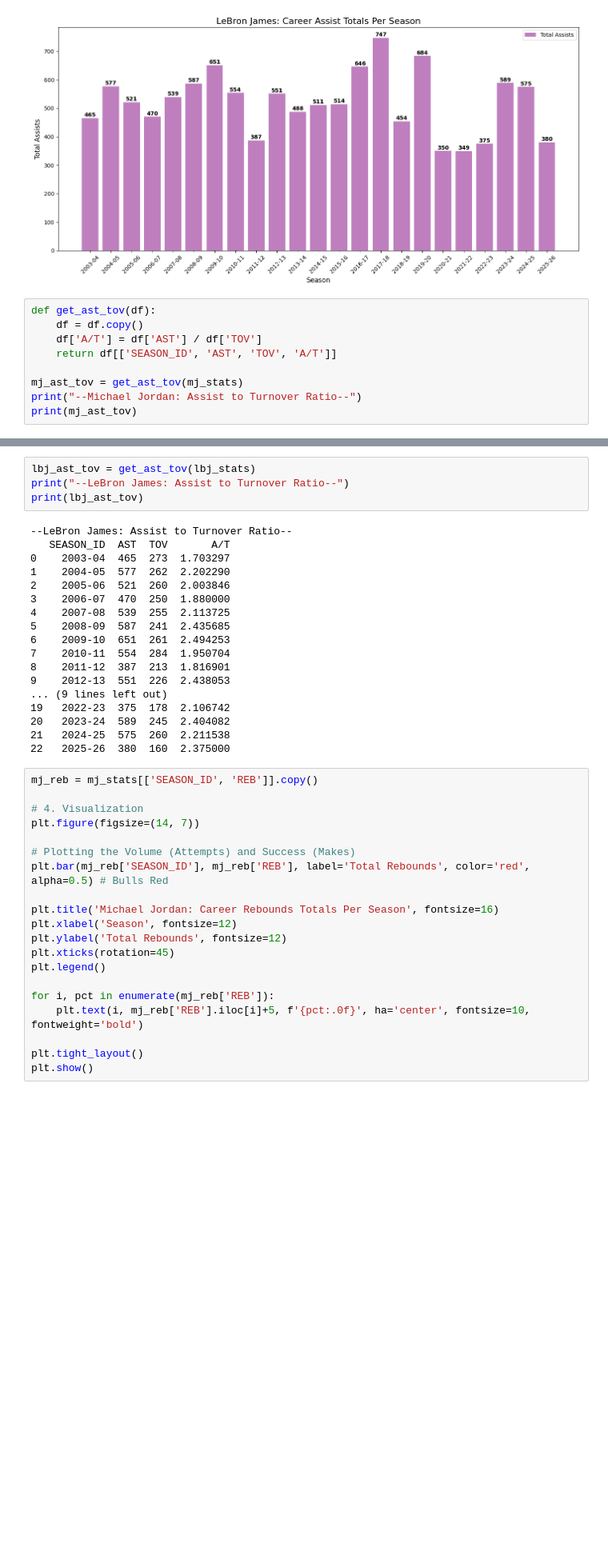
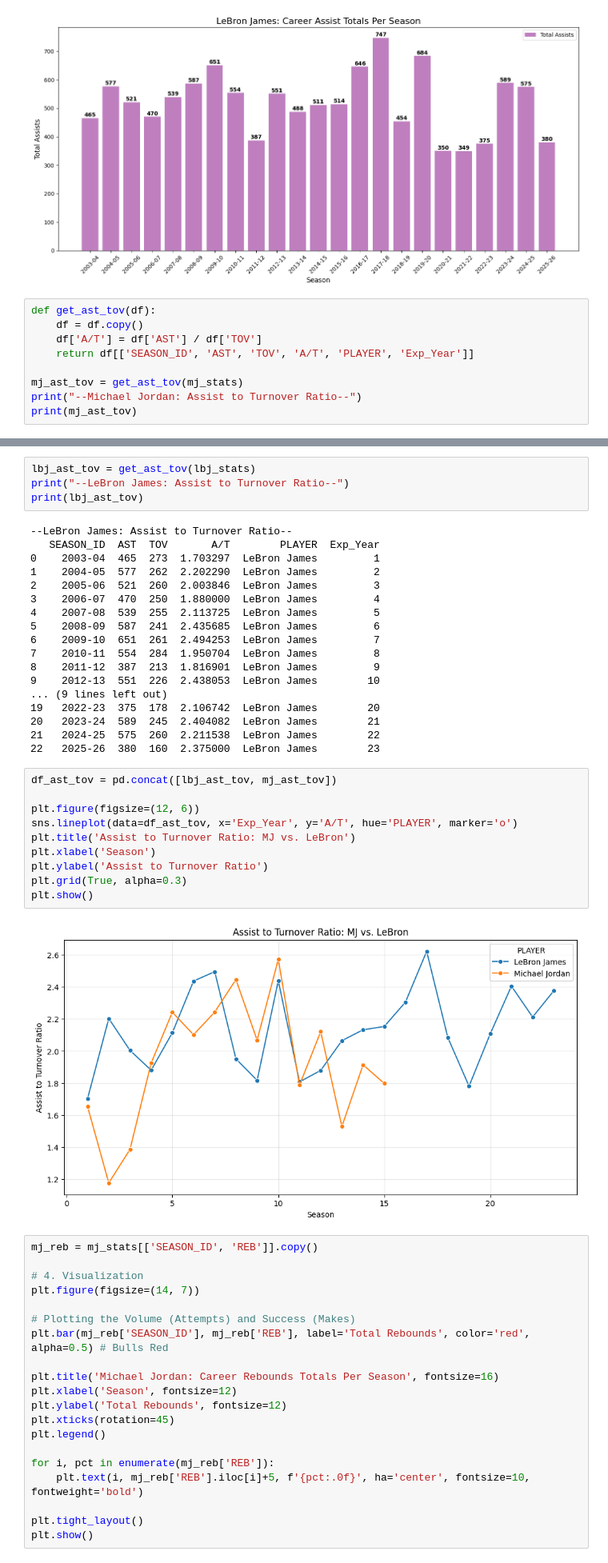
Before and after one commit to Jtambwe7305/mj-vs-lbj-nba-analysis-ai-help, a Jupyter notebook: Goat_comparison.ipynb, the cells around one changed output, grey strips where cells are left out. Shown at 80% size. Cells and saved outputs as stored; diff of their text form; blank space fills up the shorter version.

Commit message:
Ast to Tov Ratio Chart

```diff
--- a/Goat_comparison.ipynb
+++ b/Goat_comparison.ipynb
@@ -750,7 +750,7 @@ plt.show()
 def get_ast_tov(df):
     df = df.copy()
     df['A/T'] = df['AST'] / df['TOV']
-    return df[['SEASON_ID', 'AST', 'TOV', 'A/T']]
+    return df[['SEASON_ID', 'AST', 'TOV', 'A/T', 'PLAYER', 'Exp_Year']]
 
 mj_ast_tov = get_ast_tov(mj_stats)
 print("--Michael Jordan: Assist to Turnover Ratio--")
@@ -779,22 +779,34 @@ print("--LeBron James: Assist to Turnover Ratio--")
 print(lbj_ast_tov)
 # %% [output]
 --LeBron James: Assist to Turnover Ratio--
-   SEASON_ID  AST  TOV       A/T
-0    2003-04  465  273  1.703297
-1    2004-05  577  262  2.202290
-2    2005-06  521  260  2.003846
-3    2006-07  470  250  1.880000
-4    2007-08  539  255  2.113725
-5    2008-09  587  241  2.435685
-6    2009-10  651  261  2.494253
-7    2010-11  554  284  1.950704
-8    2011-12  387  213  1.816901
-9    2012-13  551  226  2.438053
+   SEASON_ID  AST  TOV       A/T        PLAYER  Exp_Year
+0    2003-04  465  273  1.703297  LeBron James         1
+1    2004-05  577  262  2.202290  LeBron James         2
+2    2005-06  521  260  2.003846  LeBron James         3
+3    2006-07  470  250  1.880000  LeBron James         4
+4    2007-08  539  255  2.113725  LeBron James         5
+5    2008-09  587  241  2.435685  LeBron James         6
+6    2009-10  651  261  2.494253  LeBron James         7
+7    2010-11  554  284  1.950704  LeBron James         8
+8    2011-12  387  213  1.816901  LeBron James         9
+9    2012-13  551  226  2.438053  LeBron James        10
 ... (9 lines left out)
-19   2022-23  375  178  2.106742
-20   2023-24  589  245  2.404082
-21   2024-25  575  260  2.211538
-22   2025-26  380  160  2.375000
+19   2022-23  375  178  2.106742  LeBron James        20
+20   2023-24  589  245  2.404082  LeBron James        21
+21   2024-25  575  260  2.211538  LeBron James        22
+22   2025-26  380  160  2.375000  LeBron James        23
+# %%
+df_ast_tov = pd.concat([lbj_ast_tov, mj_ast_tov])
+
+plt.figure(figsize=(12, 6))
+sns.lineplot(data=df_ast_tov, x='Exp_Year', y='A/T', hue='PLAYER', marker='o')
+plt.title('Assist to Turnover Ratio: MJ vs. LeBron')
+plt.xlabel('Season')
+plt.ylabel('Assist to Turnover Ratio')
+plt.grid(True, alpha=0.3)
+plt.show()
+# %% [output]
+[figure, added]
 # %%
 mj_reb = mj_stats[['SEASON_ID', 'REB']].copy()
 
```
Also changed, not shown: parts of 1 cell of this notebook.
